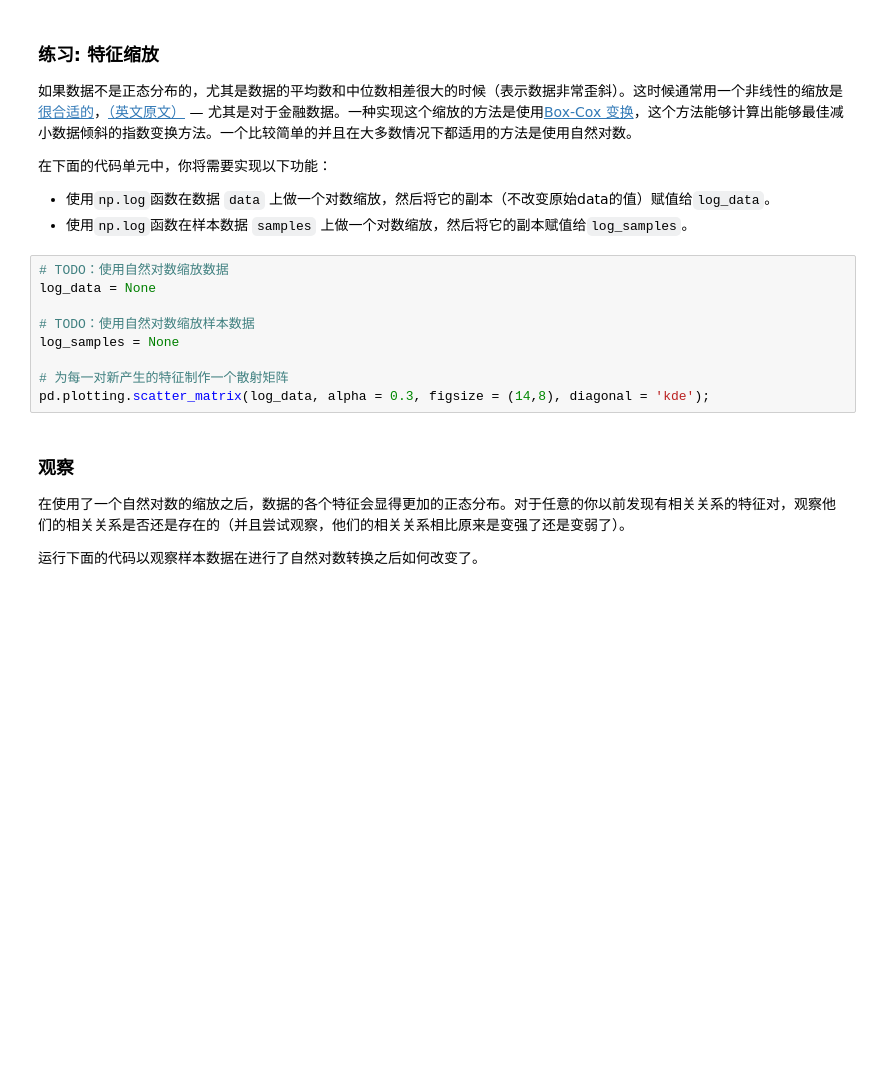
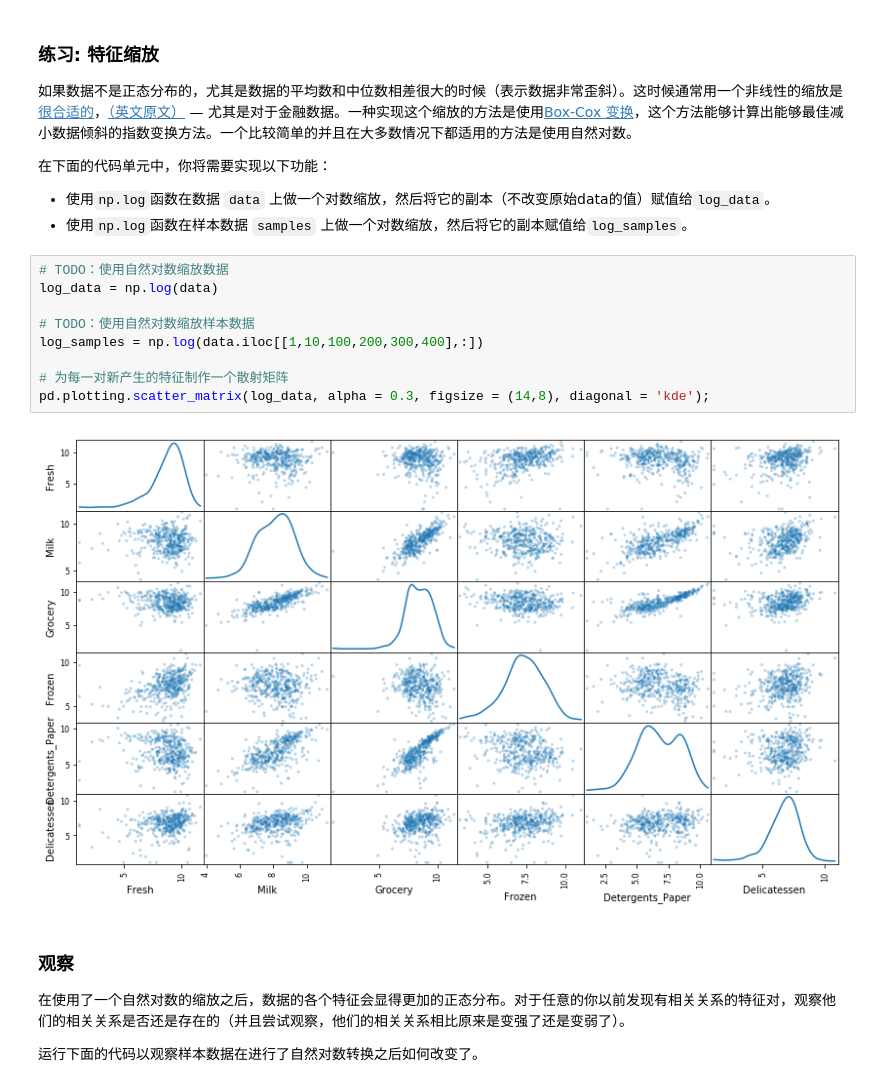
Before and after one commit to amither/creating_customer_segments, a Jupyter notebook: customer_segments.ipynb, the cells around one changed output. Cells and saved outputs as stored; diff of their text form; blank space fills up the shorter version.

```diff
--- a/customer_segments.ipynb
+++ b/customer_segments.ipynb
@@ -168,13 +168,15 @@ Detergents_Paper／milk/grocery具有较强的相关性。验证了Delicatessen
  - 使用`np.log`函数在样本数据 `samples` 上做一个对数缩放，然后将它的副本赋值给`log_samples`。
 # %%
 # TODO：使用自然对数缩放数据
-log_data = None
+log_data = np.log(data)
 
 # TODO：使用自然对数缩放样本数据
-log_samples = None
+log_samples = np.log(data.iloc[[1,10,100,200,300,400],:])
 
 # 为每一对新产生的特征制作一个散射矩阵
 pd.plotting.scatter_matrix(log_data, alpha = 0.3, figsize = (14,8), diagonal = 'kde');
+# %% [output]
+[figure, added]
 # %% [markdown]
 ### 观察
 在使用了一个自然对数的缩放之后，数据的各个特征会显得更加的正态分布。对于任意的你以前发现有相关关系的特征对，观察他们的相关关系是否还是存在的（并且尝试观察，他们的相关关系相比原来是变强了还是变弱了）。
```
Also changed, not shown: parts of 4 cells of this notebook.
